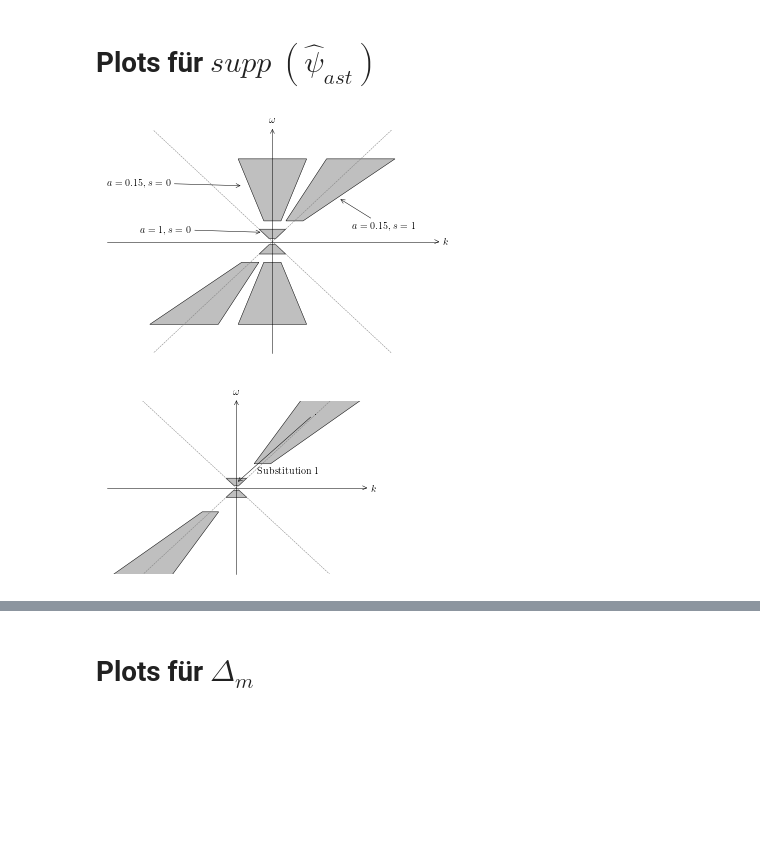
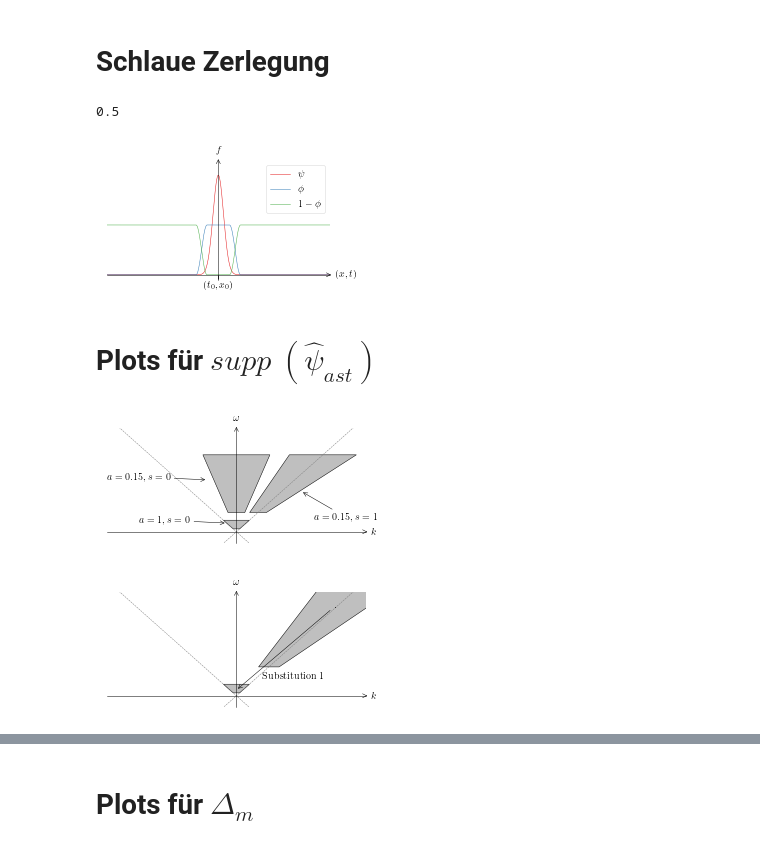
Before and after one commit to jlbosse/Bachelorarbeit, a Jupyter notebook: Aufschrieb/images/Plots.ipynb, the cells around one changed output, grey strips where cells are left out. Cells and saved outputs as stored; diff of their text form; code cells hidden in the pictures; blank space fills up the shorter version.

```diff
--- a/Aufschrieb/images/Plots.ipynb
+++ b/Aufschrieb/images/Plots.ipynb
@@ -97,46 +97,101 @@ def draw_support(ax, a=1, s=0, t=(0,0)):
 #    label=r'$supp ~(\hat\psi_{ast})$' + '\n' + r'$a = $ ' + str(a) + '\n' +  r'$s = $ ' + str(s)
 #    supp = matplotlib.patches.Polygon(vertices, True, lw=0.5)
     ax.fill(vertices[0:,0],vertices[0:,1], lw=0.5, ls='-',fc=(0.5, 0.5, 0.5, 0.5), ec='black', fill=True, aa=True)
-    ax.fill(-vertices[0:,0],-vertices[0:,1], lw=0.5, ls='-',fc=(0.5, 0.5, 0.5, 0.5), ec='black', fill=True, aa=True)
+#    ax.fill(-vertices[0:,0],-vertices[0:,1], lw=0.5, ls='-',fc=(0.5, 0.5, 0.5, 0.5), ec='black', fill=True, aa=True)
 #    ax.text(4*s/(3*a),4/(3*a), label,  fontsize=10, color="black",horizontalalignment='center',verticalalignment='center')
 def supp_center_coords(a,s):
     return(4*s/(3*a),4/(3*a))
+# %% [markdown]
+# Schlaue Zerlegung
+# %%
+def smooth_runter(x):
+    return 0.5+0.5*np.cos(pi*x)
+#    return 1/(1+np.exp(0.5-2*x))
+print(smooth_runter(0.5))
+# %% [output]
+0.5
+# %%
+x = np.linspace(-10,10,1000)
+
+psi = 2*np.exp(-(1.5*x)**2)
+psif = np.zeros_like(x)
+psif[400:450] = smooth_runter(np.linspace(-1,0,50))
+psif[450:550] = 1
+psif[550:600] = smooth_runter(np.linspace(0,1,50))
+psifminus = 1-psif
+
+#delta_m2_data[0:200] = 0.0
+fig, ax = plt.subplots(figsize=(4,2.2))
+ax.plot(x,psi, label=r'$\psi$')
+ax.plot(x,psif, label=r'$\phi$')
+ax.plot(x,psifminus, label=r'$1-\phi$')
+
+#ax.plot(w,delta_m2_data,lw=1,c='#e41a1c')
+#ax.plot(w2,data2,lw=1,c='#e41a1c')
+
+#ax.vlines(2,-1,10,colors='grey',linestyles='--')
+#ax.text(2.1,0.3, r'$\omega = 2 m$')
+#ax.axhline(2,-1,10,color='grey',ls='--')
+#ax.text(1.2,2.1, r'$\hat \Delta^{*2} = 2$')
+#ax.text(2.1,4, r'$\approx \frac{1}{\sqrt{\omega}}$')
+#ax.text(5,2.1, r'$\approx 2$')
+
+
+ax.spines['left'].set_position('zero')
+ax.spines['bottom'].set_position('zero')
+
+plt.xticks([0], [r'$(t_0, x_0)$'])
+ax.set_yticks([])
+
+ax.set_xlim([-10,10])
+ax.set_ylim([-0.1,2.3])
+
+arrowed_spines(ax=ax,labels=(r'$(x,t)$',r'$ f$'))
+
+leg = ax.legend(loc=1)
+leg.get_frame().set_linewidth(0.5)
+
+#fig.tight_layout()
+fig.savefig("smart_decomposition.pgf")
+fig.savefig("smart_decomposition.pdf")
+# %% [output]
+[figure, added]
 # %% [markdown]
 # Plots für $supp ~(\hat \psi_{ast})$
 # %%
 k = np.linspace(-40,40,200)
 
-fig, ax = plt.subplots(figsize=(5,3.5))
+fig, ax = plt.subplots(figsize=(4,2))
 ax.plot(k,k, ls='--', color='grey')
 ax.plot(k,-k, ls='--', color='grey')
 
 arrowprops = dict(arrowstyle='->', facecolor='black', linewidth='0.5')
 draw_support(ax, a=1, s=0)
-ax.annotate(r"$a = 1, s = 0$", (-3/2,3/2), xytext=(-20, 3/2),xycoords='data',arrowprops=arrowprops)
+ax.annotate(r"$a = 1, s = 0$", (-3/2,3/2), xytext=(-15, 3/2),xycoords='data',arrowprops=arrowprops)
 draw_support(ax, a=0.15, s=0)
-ax.annotate(r"$a = 0.15, s = 0$", (-4.5,9), xytext=(-25,9),xycoords='data',arrowprops=arrowprops)
+ax.annotate(r"$a = 0.15, s = 0$", (-4.5,9), xytext=(-20,9),xycoords='data',arrowprops=arrowprops)
 draw_support(ax, a=0.15, s=1)
 ax.annotate(r"$a = 0.15, s = 1$", (10,7), xytext=(12,2),xycoords='data',arrowprops=arrowprops)
 
 ax.spines['left'].set_position('zero')
 ax.spines['bottom'].set_position('zero')
 ax.set_xticks([])
 ax.set_yticks([])
 arrowed_spines(ax=ax,labels=(r'$k$',r'$\omega$'))
 
-ax.set_xlim([-25,25])
-ax.set_ylim([-18,18])
+ax.set_xlim([-20,20])
+ax.set_ylim([-2,18])
 
 fig.tight_layout()
 
 fig.savefig("supp_psi.pgf")
 fig.savefig("supp_psi.pdf")
 # %% [output]
-[figure, old version]
+[figure, new version]
 # %%
 k = np.linspace(-40,40,200)
 
-fig, ax = plt.subplots(figsize=(4,2.8))
+fig, ax = plt.subplots(figsize=(4,2))
 ax.plot(k,k, ls='--', color='grey')
 ax.plot(k,-k, ls='--', color='grey')
 
@@ -152,15 +207,15 @@ ax.set_xticks([])
 ax.set_yticks([])
 arrowed_spines(ax=ax,labels=(r'$k$',r'$\omega$'))
 
-ax.set_xlim([-25,25])
-ax.set_ylim([-18,18])
+ax.set_xlim([-20,20])
+ax.set_ylim([-2,18])
 
 fig.tight_layout()
 
 fig.savefig("supp_psi_substitution1.pgf")
 fig.savefig("supp_psi_substitution1.pdf")
 # %% [output]
-[figure, old version]
+[figure, new version]
 # %%
 k = np.linspace(-40,40,200)
 
```
Also changed, not shown: parts of 1 cell of this notebook, 18 other files.
